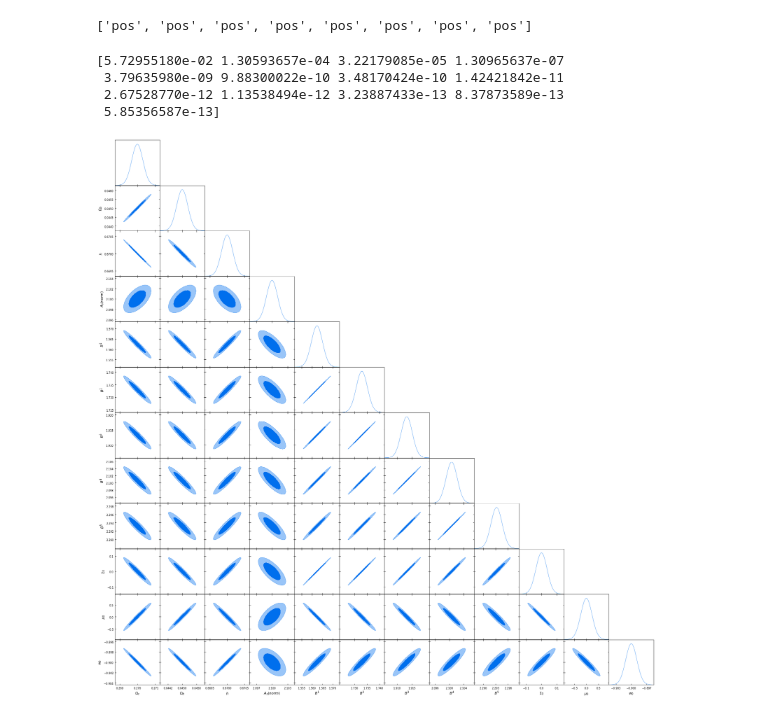
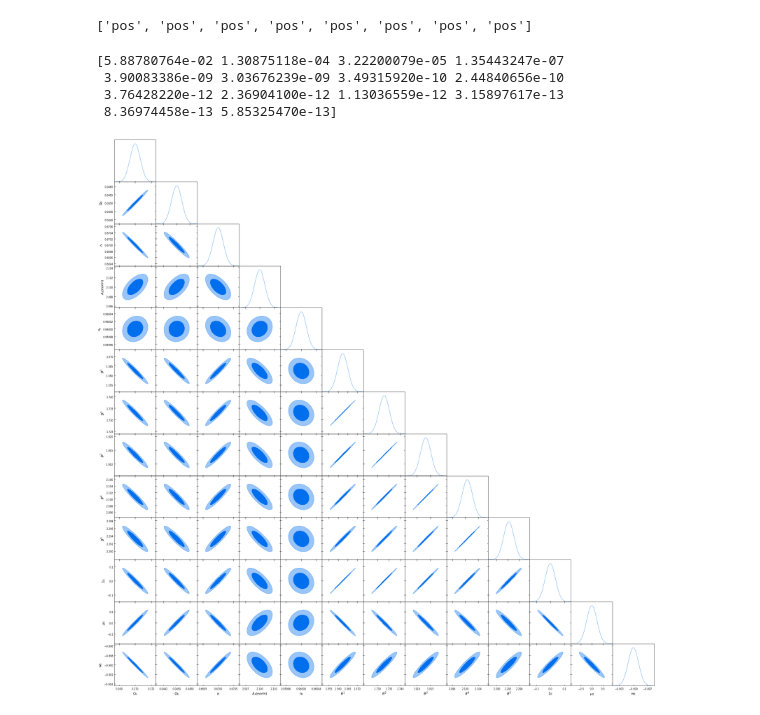
Before and after one commit to OSmotherly/LSST_mg_scale_forecasting, a Jupyter notebook: data_vector_function_multiple_bias_wa.ipynb, the cells around one changed output. Saved outputs shown, nothing was run; the diff lists cells and outputs as text; code cells hidden in the pictures.

```diff
--- a/data_vector_function_multiple_bias_wa.ipynb
+++ b/data_vector_function_multiple_bias_wa.ipynb
@@ -6,7 +6,7 @@ import numpy as np
 import pyccl as ccl
 import pylab as plt
 # %%
-params_fiducial = {'Omega_c': 0.27,\
+params_fiducial_test = {'Omega_c': 0.27,\
                            'Omega_b': 0.045,\
                            'h': 0.67,\
                            'A_s_norm': 2.1,\
@@ -523,15 +481,7 @@ for i in range(len(derivatives_neg2)):
 # %%
-#Script to construct the fisher matrix, looping over the parameter values
+#Script to construct the fisher matrix, looping over the parameter derivatives
 
-for i in range(len(derivatives_neg2)):
-    for j in range(len(derivatives_neg2)):
-        fisher_neg2h[i][j] = np.matmul(derivatives_neg2[i], (np.matmul(inv_cov, derivatives_neg2[j])))
-
-for i in range(len(derivatives_neg3)):
-    for j in range(len(derivatives_neg3)):
-        fisher_neg3h[i][j] = np.matmul(derivatives_neg3[i], (np.matmul(inv_cov, derivatives_neg3[j])))
-
-for i in range(len(derivatives_neg4)):
-    for j in range(len(derivatives_neg4)):
-        fisher_neg4h[i][j] = np.matmul(derivatives_neg4[i], (np.matmul(inv_cov, derivatives_neg4[j])))
+for i in range(len(derivatives)):
+    for j in range(len(derivatives)):
+        fisher[i][j] = np.matmul(derivatives[i], (np.matmul(inv_cov, derivatives[j])))
 # %%
@@ -567,9 +515,7 @@ print(sig_1_dev)
 # %%
-#parameter covariance matrix is inverse of the fisher matrix
-param_cov_neg2 = np.linalg.inv(fisher_neg2h)
-
-param_cov_neg3 = np.linalg.inv(fisher_neg3h)
-
-param_cov_neg4 = np.linalg.inv(fisher_neg4h)
+#parameter covariance matrix is inverse of the fisher matrix so calculate parameter covariances for each fisher
+param_cov = np.linalg.inv(fisher)
 
 param_cov_LSST_Y1 = np.linalg.inv(fisher_LSST_Y1)
+
+param_cov_no_mg = np.linalg.inv(fisher_no_mg)
@@ -607,12 +533,12 @@ print(pos_or_neg)
 # %% [output]
 ['pos', 'pos', 'pos', 'pos', 'pos', 'pos', 'pos', 'pos']
 # %%
-print(np.linalg.eig(param_cov_neg2)[0]) #ensure that all eigenvalues of the parameter covariance matrix are positive
+print(np.linalg.eig(param_cov)[0]) #ensure that all eigenvalues of the parameter covariance matrix are positive
 # %% [output]
-[5.72955180e-02 1.30593657e-04 3.22179085e-05 1.30965637e-07
- 3.79635980e-09 9.88300022e-10 3.48170424e-10 1.42421842e-11
- 2.67528770e-12 1.13538494e-12 3.23887433e-13 8.37873589e-13
- 5.85356587e-13]
+[5.88780764e-02 1.30875118e-04 3.22200079e-05 1.35443247e-07
+ 3.90083386e-09 3.03676239e-09 3.49315920e-10 2.44840656e-10
+ 3.76428220e-12 2.36904100e-12 1.13036559e-12 3.15897617e-13
+ 8.36974458e-13 5.85325470e-13]
 # %%
 from getdist import plots, MCSamples
 from getdist.gaussian_mixtures import GaussianND
@@ -628,16 +554,12 @@ import getdist
         #                   'mu_0': 0,\
        #                    'sigma_0': 0 }
 
-param_mean = [0.27, 0.045, 0.67, 2.1, 1.562362, 1.732963, 1.913252, 2.100644, 2.293210, 0, 0, -0.9, 0.0]
+param_mean = [0.27, 0.045, 0.67, 2.1, 0.96, 1.562362, 1.732963, 1.913252, 2.100644, 2.293210, 0, 0, -0.9, 0.0]
 
 
-param_names = ['Omega_c', 'Omega_b', 'h', 'A_s_norm', 'B1', 'B2', 'B3', 'B4', 'B5,' 'Sigma_0', 'mu_0', 'w0', 'wa']
+param_names = ['Omega_c', 'Omega_b', 'h', 'A_s_norm', 'n_s', 'B1', 'B2', 'B3', 'B4', 'B5,' 'Sigma_0', 'mu_0', 'w0', 'wa']
 
-labels = [r'\Omega_{c}', r'\Omega_{b}', r'h', r'A_{s}(norm)', r'B^{1}', r'B^{2}', r'B^{3}', r'B^{4}', r'B^{5}', r'\Sigma_{0}', r'\mu_{0}', r'w_{0}', r'w_{a}']
+labels = [r'\Omega_{c}', r'\Omega_{b}', r'h', r'A_{s}(norm)', r'n_{s}', r'B^{1}', r'B^{2}', r'B^{3}', r'B^{4}', r'B^{5}', r'\Sigma_{0}', r'\mu_{0}', r'w_{0}', r'w_{a}']
 
 
-gauss_neg2=GaussianND(param_mean, param_cov_neg2, labels = labels, names = param_names)
-
-gauss_neg3=GaussianND(param_mean, param_cov_neg3, labels = labels, names = param_names)
-
-gauss_neg4=GaussianND(param_mean, param_cov_neg4, labels = labels, names = param_names)
+gauss = GaussianND(param_mean, param_cov, labels = labels, names = param_names)
@@ -644,5 +568,5 @@ gauss_neg4=GaussianND(param_mean, param_cov_neg4, labels = labels, names = param
 # %%
 g = plots.get_subplot_plotter()
-g.triangle_plot(gauss_neg2, filled = True)
+g.triangle_plot(gauss, filled = True)
 # %% [output]
-[figure, old version]
+[figure, new version]
```
Also changed, not shown: parts of 51 cells of this notebook.
